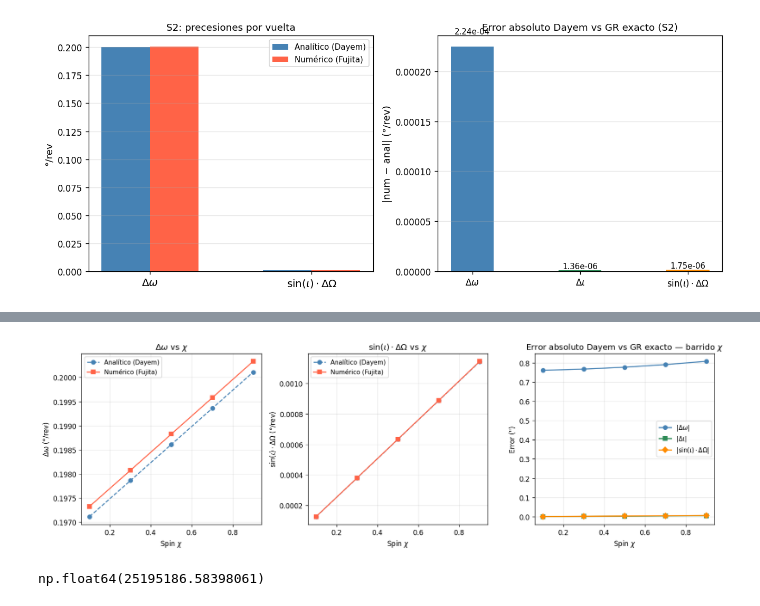
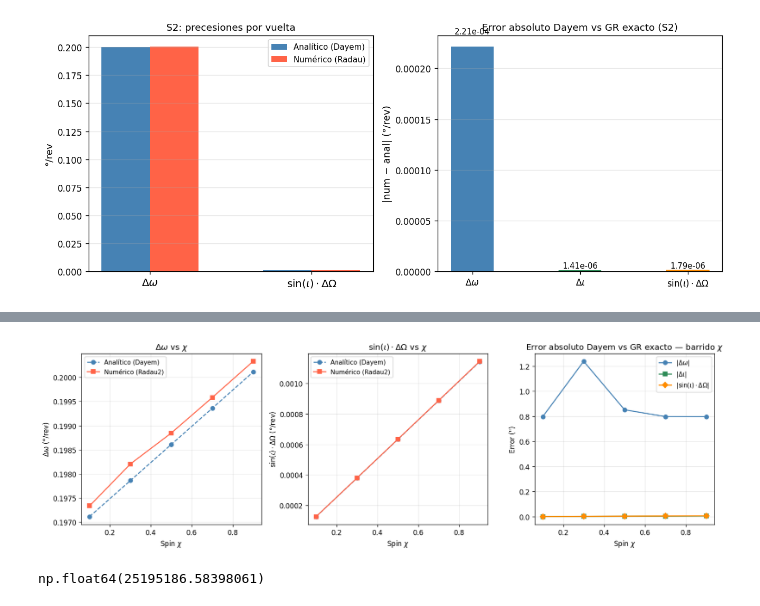
Before and after one commit to lldddv2/thesis_apply, a Jupyter notebook: notebooks/007-comparacion_analitica_con_dayem.ipynb, the cells around one changed output, grey strips where cells are left out. Saved outputs shown, nothing was run; the diff lists cells and outputs as text; code cells hidden in the pictures.

```diff
--- a/notebooks/007-comparacion_analitica_con_dayem.ipynb
+++ b/notebooks/007-comparacion_analitica_con_dayem.ipynb
@@ -222,7 +222,7 @@ kerr = Kerr(mass=1, a=a)
 
 N_pts = 50000
 times = np.linspace(0, 1.2 * P, N_pts)
-path = kerr.geodesic.get_path(ics_s2, times, adaptative=False)
+path = kerr.geodesic.get_path(ics_s2, times, integrator="Radau2", adaptative=False)
 
 xs_cart = path.convert_to("Cartesian").xs
 r_t = np.sqrt(xs_cart[1]**2 + xs_cart[2]**2 + xs_cart[3]**2)
@@ -301,7 +301,7 @@ def measure_numeric(ics, a_spin, N_pts=50000):
     kerr_loc = Kerr(mass=1, a=a_spin)
     P_loc = ics._get_period()
     t_loc = np.linspace(0, 1.2 * P_loc, N_pts)
-    path_loc = kerr_loc.geodesic.get_path(ics, t_loc, adaptative=False)
+    path_loc = kerr_loc.geodesic.get_path(ics, t_loc,integrator="Radau2", adaptative=False)
     xs_c = path_loc.convert_to("Cartesian").xs
     r_loc = np.sqrt(xs_c[1]**2 + xs_c[2]**2 + xs_c[3]**2)
     idx, _ = _fp(-r_loc, distance=N_pts // 4)
@@ -343,5 +343,5 @@ cols_spin = pd.MultiIndex.from_tuples([
 ])
 df_spin = pd.DataFrame(rows_spin, columns=cols_spin).set_index(("", "chi"))
 df_spin.index.name = "χ"
-df_spin
+print(df_spin)
 # %% [output]
@@ -364,36 +373,36 @@ _sin_a_sp  = df_spin[("sin(ι)·ΔΩ", "analitico")].values
 _sin_n_sp  = df_spin[("sin(ι)·ΔΩ", "numerico")].values
 
 fig, axes = plt.subplots(1, 3, figsize=(14, 4.5))
 
 ax1 = axes[0]
 ax1.plot(_chi_p, _om_a_sp,  "o--", color="steelblue", label="Analítico (Dayem)")
-ax1.plot(_chi_p, _om_n_sp,  "s-",  color="tomato",    label="Numérico (Fujita)")
+ax1.plot(_chi_p, _om_n_sp,  "s-",  color="tomato",    label="Numérico (Radau2)")
 ax1.set_xlabel(r"Spin $\chi$"); ax1.set_ylabel("Δω (°/rev)")
 ax1.set_title(r"$\Delta\omega$ vs $\chi$")
 ax1.legend(fontsize=9); ax1.grid(alpha=0.3)
 
 ax2 = axes[1]
 ax2.plot(_chi_p, _sin_a_sp, "o--", color="steelblue", label="Analítico (Dayem)")
-ax2.plot(_chi_p, _sin_n_sp, "s-",  color="tomato",    label="Numérico (Fujita)")
+ax2.plot(_chi_p, _sin_n_sp, "s-",  color="tomato",    label="Numérico (Radau2)")
 ax2.set_xlabel(r"Spin $\chi$")
 ax2.set_ylabel(r"$\sin(\iota)\cdot\Delta\Omega$ (°/rev)")
 ax2.set_title(r"$\sin(\iota)\cdot\Delta\Omega$ vs $\chi$")
 ax2.legend(fontsize=9); ax2.grid(alpha=0.3)
 
 ax3 = axes[2]
 ax3.plot(_chi_p, _err_om_p  * 3600, "o-", color="steelblue", label=r"$|\Delta\omega|$")
 ax3.plot(_chi_p, _err_in_p  * 3600, "s-", color="seagreen",  label=r"$|\Delta\iota|$")
 ax3.plot(_chi_p, _err_sin_p * 3600, "D-", color="darkorange",
          label=r"$|\sin(\iota)\cdot\Delta\Omega|$")
 ax3.set_xlabel(r"Spin $\chi$"); ax3.set_ylabel('Error (")')
 ax3.set_title(r"Error absoluto Dayem vs GR exacto — barrido $\chi$")
 ax3.legend(fontsize=9); ax3.grid(alpha=0.3)
 
 plt.tight_layout()
 fig.savefig(f"{FIGURES_DIR}/s2_spin_sweep_errors.jpg")
 plt.show()
 # %% [output]
-[figure, old version]
+[figure, new version]
 # %%
 fig_3d = plot.plot()
 fig_3d.write_html(f"{FIGURES_DIR}/orbit_s2.html")
```
Also changed, not shown: parts of 5 cells of this notebook, 47 other files.
